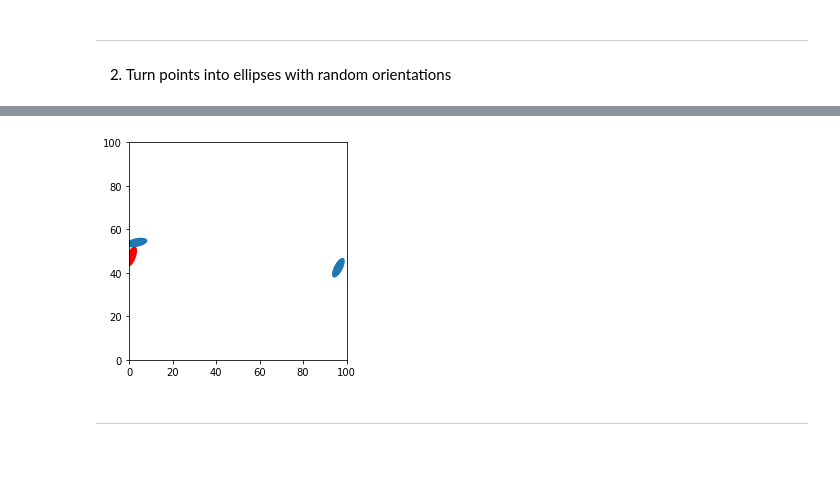
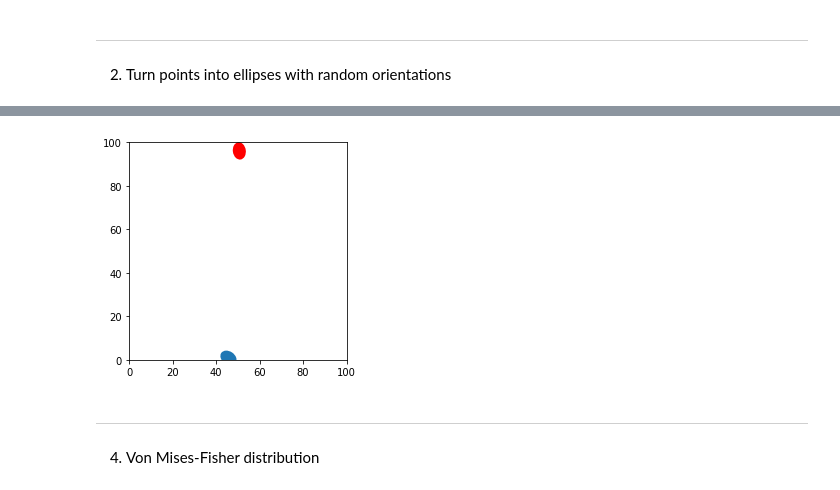
Before and after one commit to tinaaah/magistrska, a Jupyter notebook: test.ipynb, the cells around one changed output, grey strips where cells are left out. Saved outputs shown, nothing was run; the diff lists cells and outputs as text; code cells hidden in the pictures; blank space fills up the shorter version.

```diff
--- a/test.ipynb
+++ b/test.ipynb
@@ -54,17 +54,17 @@ plt.show()
 ____
 2. Turn points into ellipses with random orientations
 # %%
-a, b = 5, 2                     # small and big semi-axis
+a, eps = 2, 2/3                 # big semi-axis and eccentricity
+b = a*math.sqrt(1-eps**2)       # small semi-axis
 a_width, b_height = 2*a, 2*b    # small and big semi-axis for patches
-eps = math.sqrt(1-(b/a)**2)     # eccentricity
 # %%
 ## generate ellipses
 plt.axes()
 
-new_dist = naloga.ellipses(dist, a, b)
+new_dist = main.ellipses(dist, a, b)
 
 for center in new_dist.ell:
-    ellipse = naloga.ellipse.convert_to_patches(center, a_width, b_height)
+    ellipse = main.ellipse.convert_to_patches(center, a_width, b_height)
     plt.gca().add_patch(ellipse)
 
 plt.axis('scaled')
@@ -80,23 +80,24 @@ _____
 # %%
 ## distance matrix between all the centres
 S = [x.center for x in new_dist.ell]
-razdalje = distance.cdist(S, S, dist.periodic_metric)
+distance = cdist(S, S, dist.periodic_metric)
 
 ## matrix of neighbouring ellipses, which are less than 2*a apart
-in_proximity = [np.where((line<=2*a) & (line!=0)) for line in razdalje]
+in_proximity = [np.where((line<=2*a) & (line!=0)) for line in distance]
 # %%
 ## select ellipse 'i' and check its proximity
-i = 92
+i = random.randint(0,N-1)
+
 i_ellipse = new_dist.ell[i]
 
 plt.axes()
-ell_patch = naloga.ellipse.convert_to_patches(i_ellipse, a_width, b_height)
+ell_patch = main.ellipse.convert_to_patches(i_ellipse, a_width, b_height)
 plt.gca().add_patch(ell_patch)
 ell_patch.set_facecolor('r')
 
-check = new_dist.ell[in_proximity[i]]
-for E in check:
-    ell_patch = naloga.ellipse.convert_to_patches(E, a_width, b_height)
+i_neighbourhood = new_dist.ell[in_proximity[i]]
+for E in i_neighbourhood:
+    ell_patch = main.ellipse.convert_to_patches(E, a_width, b_height)
     plt.gca().add_patch(ell_patch)
 
 plt.axis('scaled')
@@ -108,23 +109,25 @@ plt.show()
 # %%
 ## display only those ellipses that are touching or overlapping i-th ellipse
-neighbourhood = np.array([new_dist.mu(i_ellipse, neighbour) for neighbour in check])
+close = np.array([new_dist.mu(i_ellipse, neighbour) for neighbour in i_neighbourhood])
 
 plt.axes()
 
-ell_patch = naloga.ellipse.convert_to_patches(i_ellipse, a_width, b_height)
+ell_patch = main.ellipse.convert_to_patches(i_ellipse, a_width, b_height)
 plt.gca().add_patch(ell_patch)
 ell_patch.set_facecolor('r')
 
-in_contact = check[np.where(neighbourhood<1)]
+## the ones that have mu < 1 are overlapping
+in_contact = i_neighbourhood[np.where(close<1)]
 for E in in_contact:
-    ell_patch = naloga.ellipse.convert_to_patches(E, a_width, b_height)
+    ell_patch = main.ellipse.convert_to_patches(E, a_width, b_height)
     plt.gca().add_patch(ell_patch)
 
 plt.axis('scaled')
 plt.xlim(0.0, width)
 plt.ylim(0.0, height)
 plt.show()
 # %% [output]
-[figure, old version]
+[figure, new version]
-# %% [markdown]
-___
+# %% [markdown]
+___
+4. Von Mises-Fisher distribution
```
Also changed, not shown: parts of 17 cells of this notebook, 1 other file.
